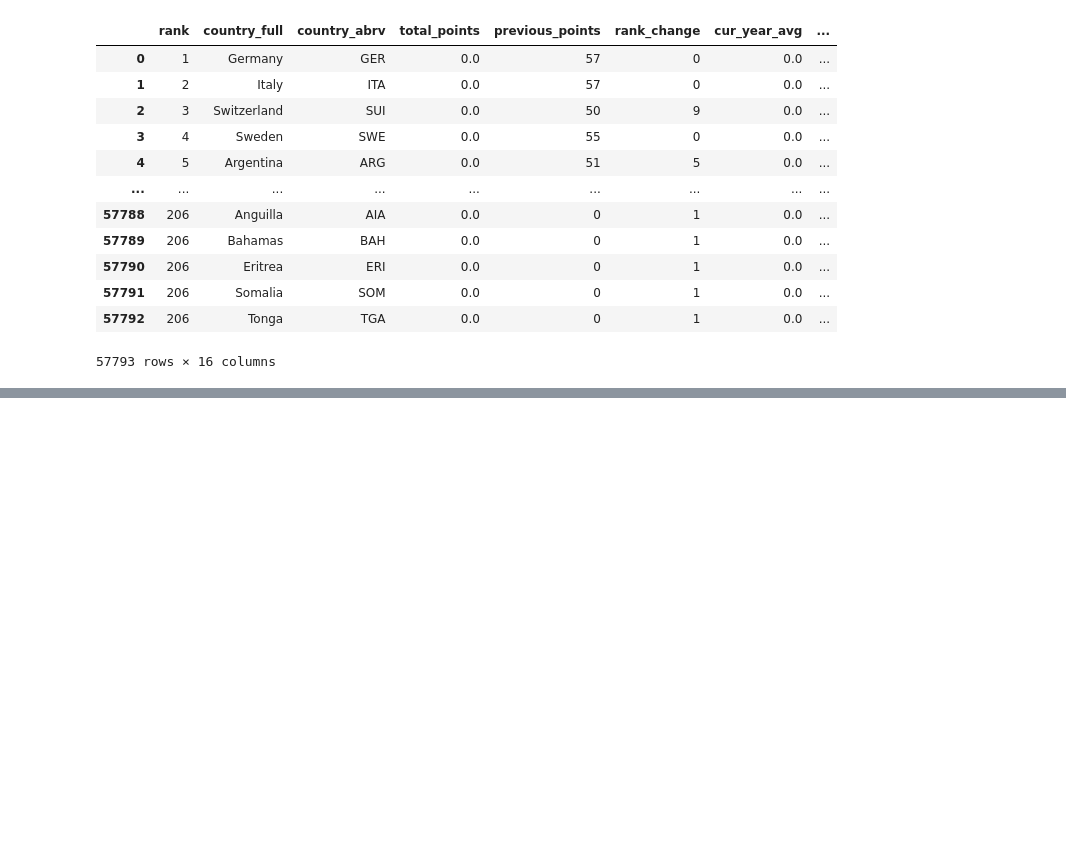
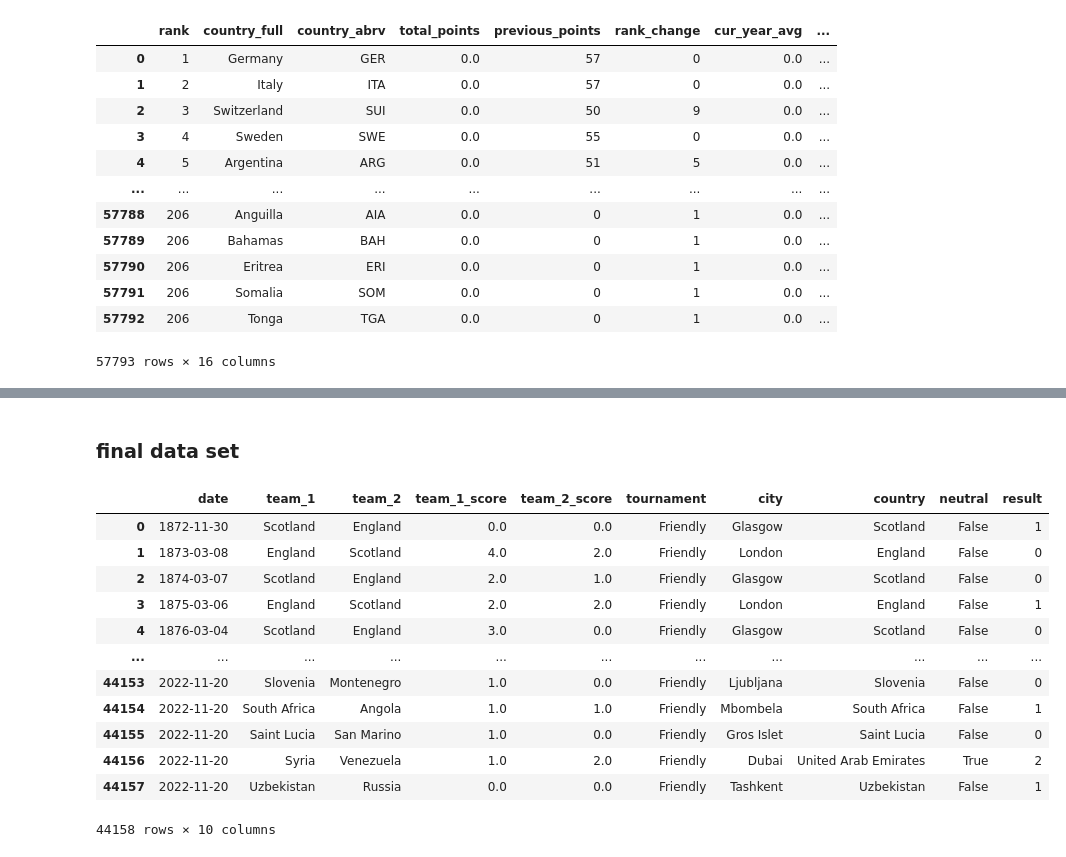
Before and after one commit to Chemafiz/My-Portfolio, a Jupyter notebook: world_cup_2022.ipynb, the cells around one changed output, grey strips where cells are left out. Drawn from its saved outputs; the diff is of its cells as text; code cells hidden in the pictures; blank space fills up the shorter version.

Commit message:
finalized checking countries names

```diff
--- a/world_cup_2022.ipynb
+++ b/world_cup_2022.ipynb
@@ -8,0 +84,3 @@ matches =  pd.read_csv(r"data\world cup 2022\results.csv")
+# %%
+matches.drop(matches.index[44158:], axis=0, inplace=True )
+matches
@@ -24,0 +145,2 @@ fifa_ranking
+# %% [markdown]
+### final data set
@@ -24,0 +152,16 @@ fifa_ranking
+# %%
+matches
+# %% [output]
+|  | date | team_1 | team_2 | team_1_score | team_2_score | tournament | city | country | neutral | result |
+| 0 | 1872-11-30 | Scotland | England | 0.0 | 0.0 | Friendly | Glasgow | Scotland | False | 1 |
+| 1 | 1873-03-08 | England | Scotland | 4.0 | 2.0 | Friendly | London | England | False | 0 |
+| 2 | 1874-03-07 | Scotland | England | 2.0 | 1.0 | Friendly | Glasgow | Scotland | False | 0 |
+| 3 | 1875-03-06 | England | Scotland | 2.0 | 2.0 | Friendly | London | England | False | 1 |
+| 4 | 1876-03-04 | Scotland | England | 3.0 | 0.0 | Friendly | Glasgow | Scotland | False | 0 |
+| ... | ... | ... | ... | ... | ... | ... | ... | ... | ... | ... |
+| 44153 | 2022-11-20 | Slovenia | Montenegro | 1.0 | 0.0 | Friendly | Ljubljana | Slovenia | False | 0 |
+| 44154 | 2022-11-20 | South Africa | Angola | 1.0 | 1.0 | Friendly | Mbombela | South Africa | False | 1 |
+| 44155 | 2022-11-20 | Saint Lucia | San Marino | 1.0 | 0.0 | Friendly | Gros Islet | Saint Lucia | False | 0 |
+| 44156 | 2022-11-20 | Syria | Venezuela | 1.0 | 2.0 | Friendly | Dubai | United Arab Emirates | True | 2 |
+| 44157 | 2022-11-20 | Uzbekistan | Russia | 0.0 | 0.0 | Friendly | Tashkent | Uzbekistan | False | 1 |
+44158 rows × 10 columns
```
Also changed, not shown: parts of 26 cells of this notebook.
